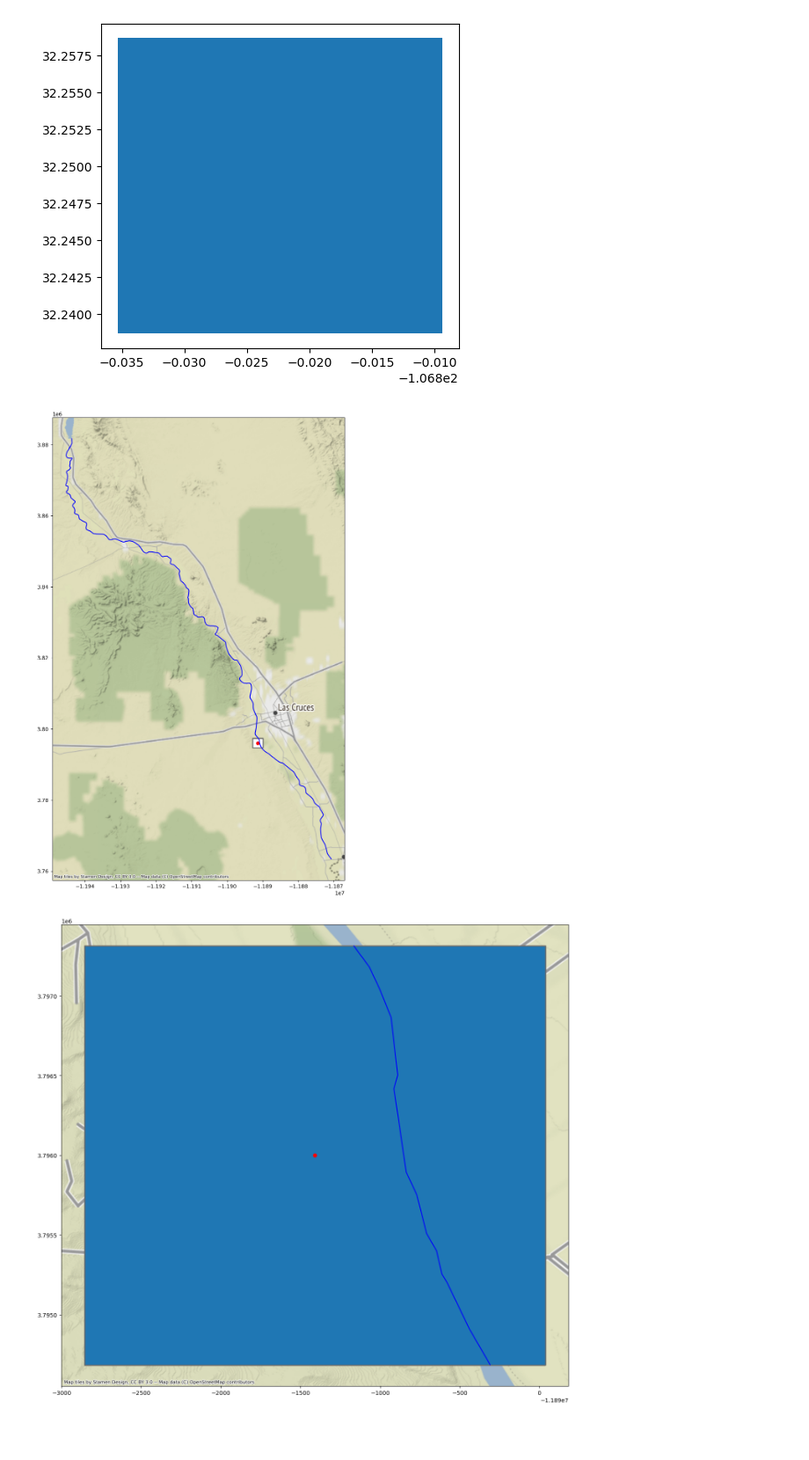
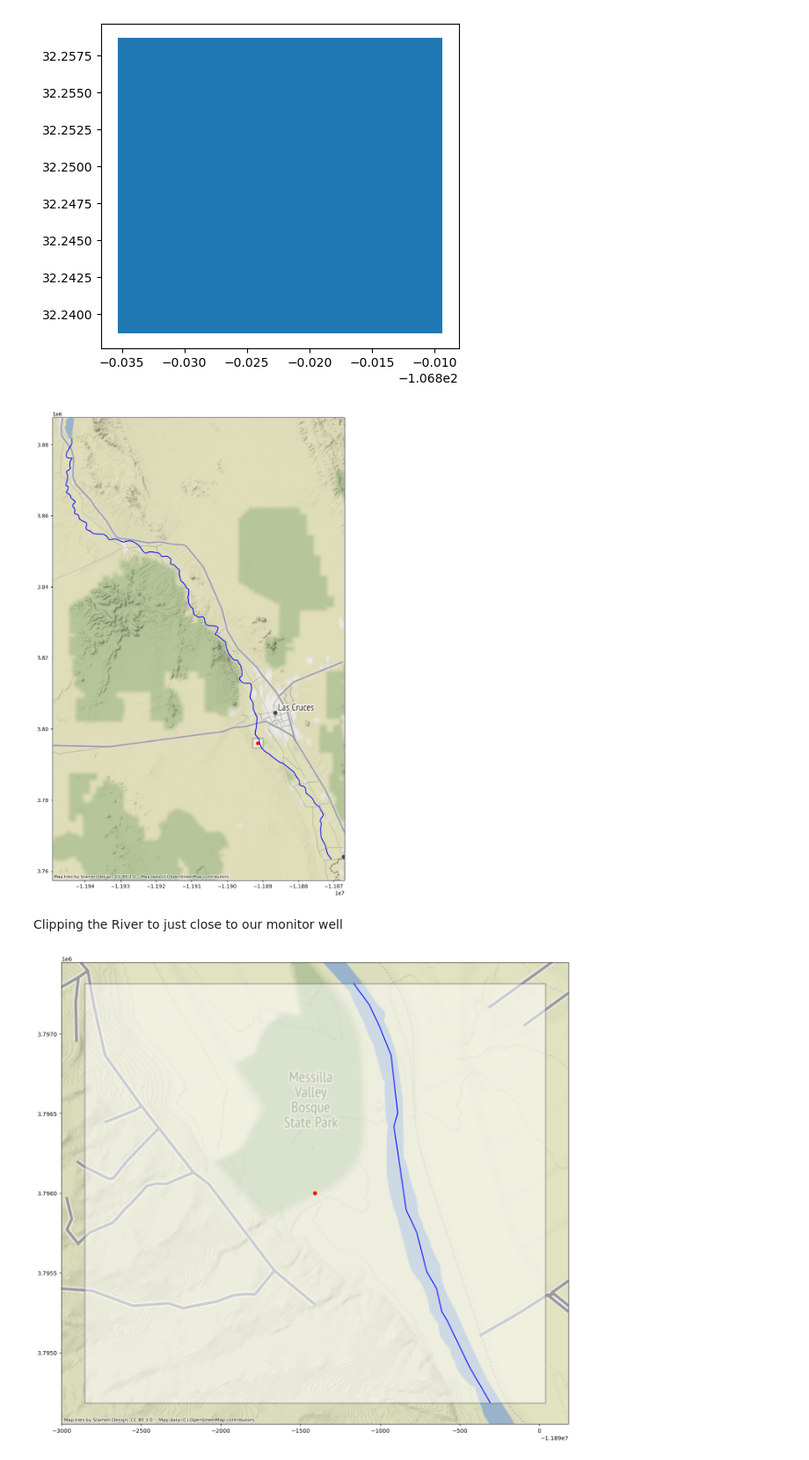
Before and after one commit to dtadych/Tadych_PlanetData_Challenge, a Jupyter notebook: AOI_clipping.ipynb, the cells around one changed output. Shown at 88% size. Cells and saved outputs as stored; diff of their text form; code cells hidden in the pictures; blank space fills up the shorter version.

```diff
--- a/AOI_clipping.ipynb
+++ b/AOI_clipping.ipynb
@@ -97,19 +111,21 @@ Name: area, dtype: float64
 
 fig, ax = plt.subplots(figsize=(16, 16))
 
-tost.plot(ax=ax, color='#ffffff', edgecolor='#6a6a6a', linewidth=2)
+tost.plot(ax=ax, color='#ffffff', alpha=0.5, edgecolor='#6a6a6a', linewidth=2)
 wells_gdf.plot(ax=ax,color='r')
 river_wm.plot(ax=ax, color='b')
 cx.add_basemap(ax)
 # %% [output]
-[figure, old version]
+[figure, new version]
+# %% [markdown]
+Clipping the River to just close to our monitor well
 # %%
 river_clip = gp.clip(river_wm,tost)
 fig, ax = plt.subplots(figsize=(16, 16))
 
-tost.plot(ax=ax,edgecolor='#6a6a6a', linewidth=2)
+tost.plot(ax=ax,color='#ffffff', alpha=0.5, edgecolor='#6a6a6a', linewidth=2)
 wells_gdf.plot(ax=ax,color='r')
 river_clip.plot(ax=ax, color='b')
 cx.add_basemap(ax)
 # %% [output]
-[figure, old version]
+[figure, new version]
```
Also changed, not shown: parts of 12 cells of this notebook, 1 other file.
